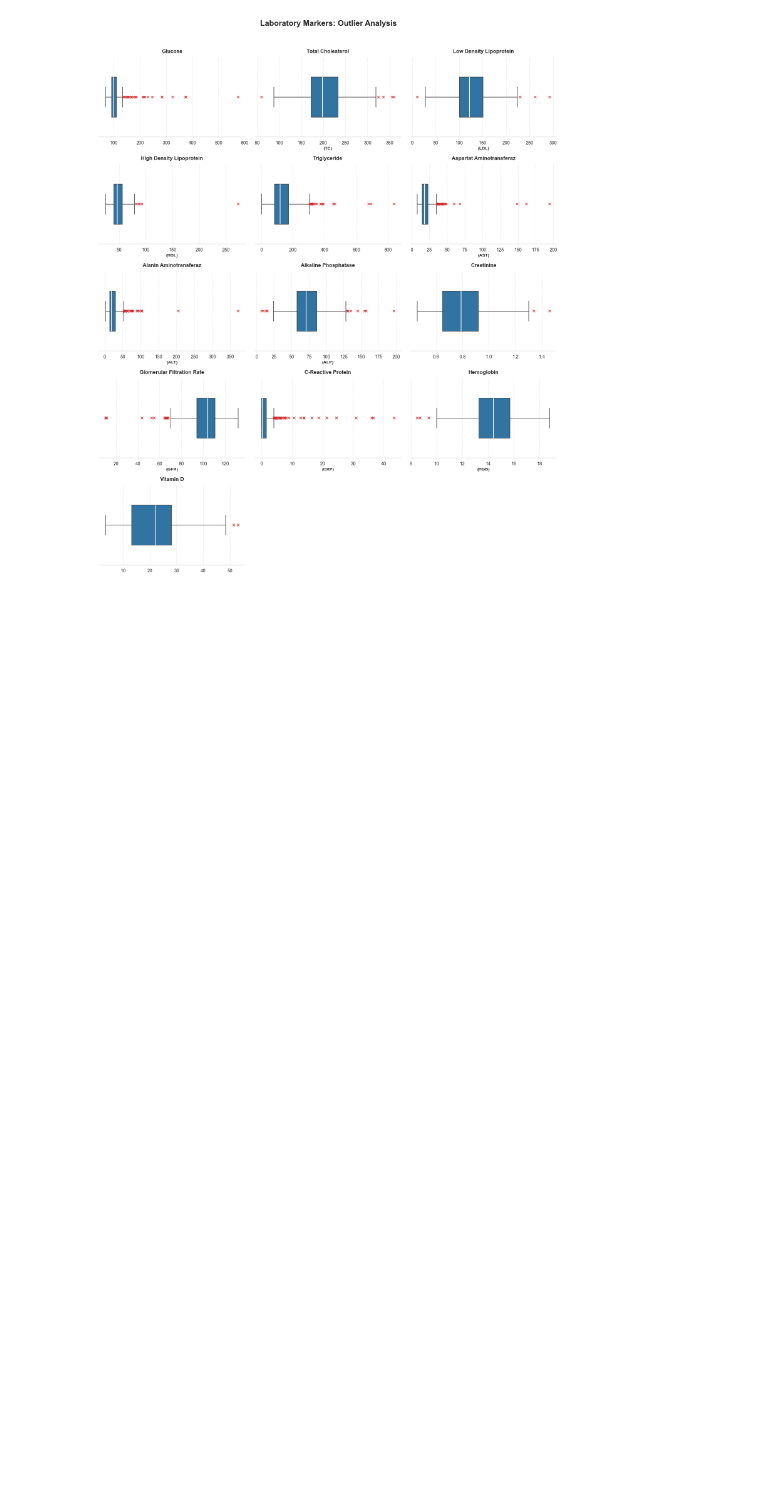
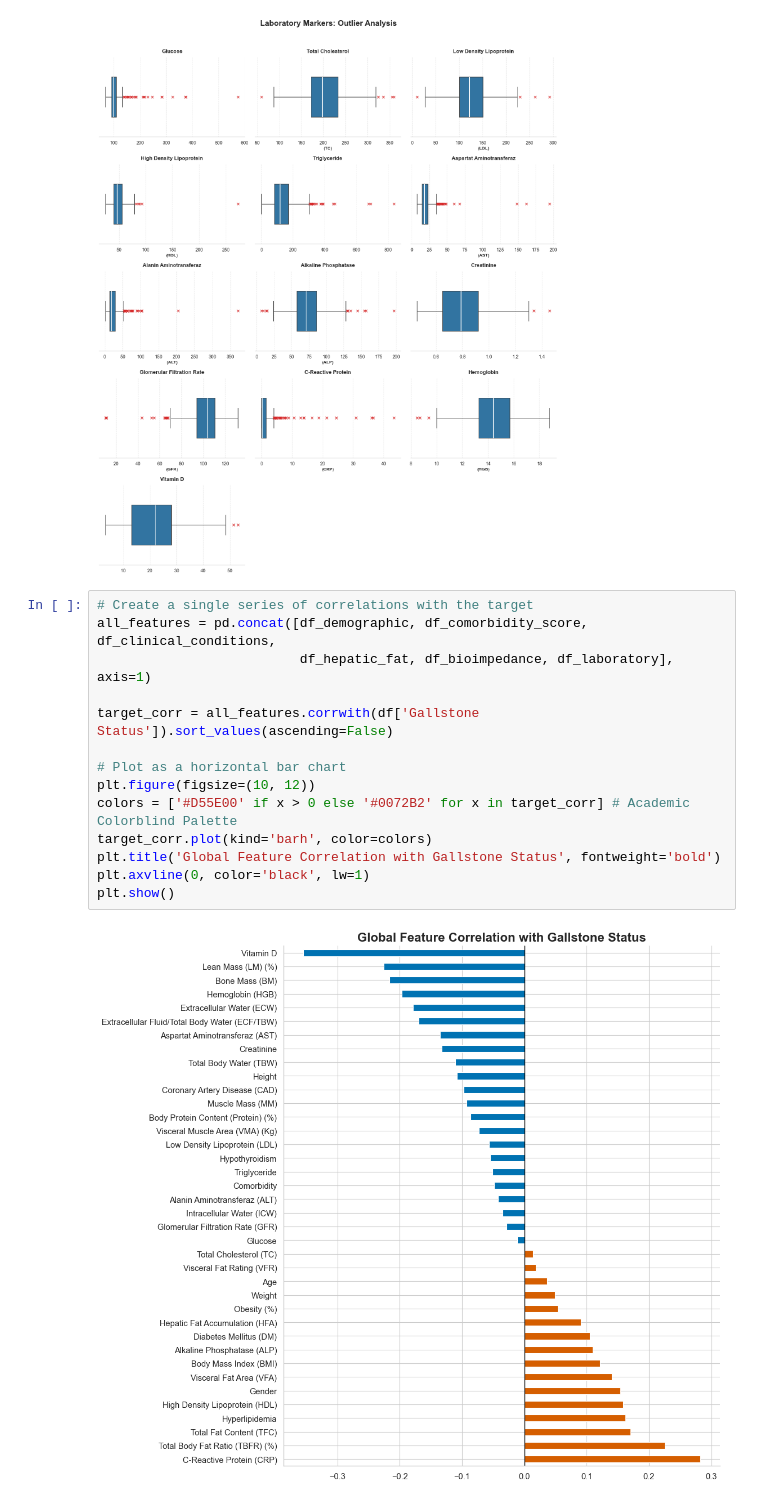
Before and after one commit to youquanneu/COMP3200_Individual_Project, a Jupyter notebook: Pipeline/DataAnalysis.ipynb, the cells around one changed output. Cells and saved outputs as stored; diff of their text form; blank space fills up the shorter version.

```diff
--- a/Pipeline/DataAnalysis.ipynb
+++ b/Pipeline/DataAnalysis.ipynb
@@ -763,3 +763,19 @@ plt.tight_layout()
 plt.show()
 # %% [output]
 [figure]
+# %%
+# Create a single series of correlations with the target
+all_features = pd.concat([df_demographic, df_comorbidity_score, df_clinical_conditions,
+                          df_hepatic_fat, df_bioimpedance, df_laboratory], axis=1)
+
+target_corr = all_features.corrwith(df['Gallstone Status']).sort_values(ascending=False)
+
+# Plot as a horizontal bar chart
+plt.figure(figsize=(10, 12))
+colors = ['#D55E00' if x > 0 else '#0072B2' for x in target_corr] # Academic Colorblind Palette
+target_corr.plot(kind='barh', color=colors)
+plt.title('Global Feature Correlation with Gallstone Status', fontweight='bold')
+plt.axvline(0, color='black', lw=1)
+plt.show()
+# %% [output]
+[figure, added]
```
Also changed, not shown: parts of 2 cells of this notebook, 1 other file.
